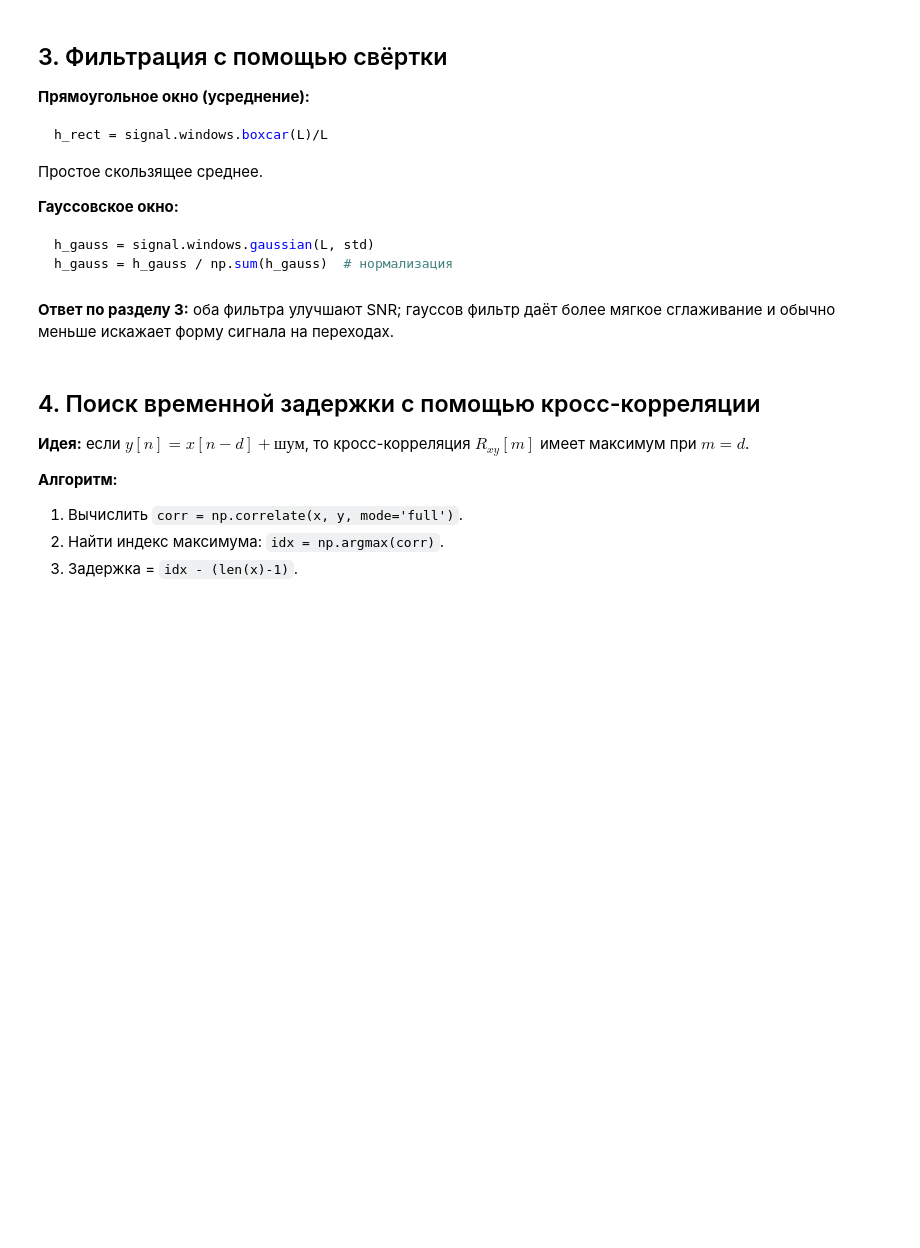
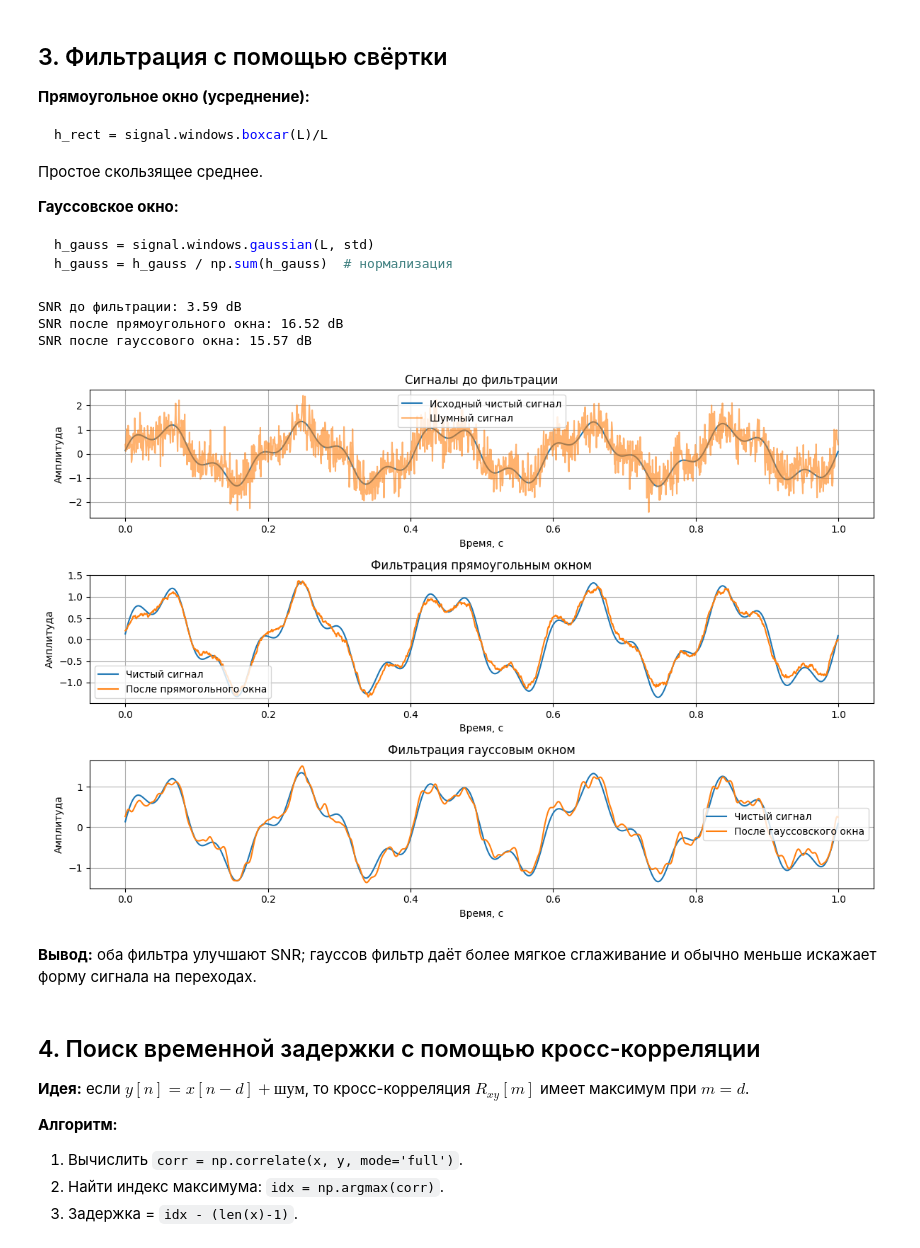
Before and after one commit to ItserX/dsp-seminars, a Jupyter notebook: notes/kondakov_v_lab3.ipynb, the cells around one changed output. Drawn from its saved outputs; the diff is of its cells as text; code cells hidden in the pictures; blank space fills up the shorter version.

```diff
--- a/notes/kondakov_v_lab3.ipynb
+++ b/notes/kondakov_v_lab3.ipynb
@@ -114,39 +119,44 @@ snr_rect = snr_db(clean, filtered_rect)
 snr_gauss = snr_db(clean, filtered_gauss)
 
 print(f'SNR до фильтрации: {snr_before:.2f} dB')
-print(f'SNR после boxcar: {snr_rect:.2f} dB')
-print(f'SNR после gaussian: {snr_gauss:.2f} dB')
+print(f'SNR после прямоугольного окна: {snr_rect:.2f} dB')
+print(f'SNR после гауссового окна: {snr_gauss:.2f} dB')
 
 plt.figure(figsize=(12, 8))
 
 plt.subplot(3, 1, 1)
 plt.plot(t, clean, label='Исходный чистый сигнал', lw=1.5)
 plt.plot(t, noisy, label='Шумный сигнал', alpha=0.6)
 plt.title('Сигналы до фильтрации')
 plt.xlabel('Время, с')
 plt.ylabel('Амплитуда')
 plt.legend()
 
 plt.subplot(3, 1, 2)
 plt.plot(t, clean, label='Чистый сигнал', lw=1.5)
-plt.plot(t, filtered_rect, label='После boxcar')
+plt.plot(t, filtered_rect, label='После прямогольного окна')
 plt.title('Фильтрация прямоугольным окном')
 plt.xlabel('Время, с')
 plt.ylabel('Амплитуда')
 plt.legend()
 
 plt.subplot(3, 1, 3)
 plt.plot(t, clean, label='Чистый сигнал', lw=1.5)
-plt.plot(t, filtered_gauss, label='После gaussian')
+plt.plot(t, filtered_gauss, label='После гауссовского окна')
 plt.title('Фильтрация гауссовым окном')
 plt.xlabel('Время, с')
 plt.ylabel('Амплитуда')
 plt.legend()
 
 plt.tight_layout()
 plt.show()
+# %% [output]
+SNR до фильтрации: 3.59 dB
+SNR после прямоугольного окна: 16.52 dB
+SNR после гауссового окна: 15.57 dB
+[figure, added]
 # %% [markdown]
-**Ответ по разделу 3:** оба фильтра улучшают SNR; гауссов фильтр даёт более мягкое сглаживание и обычно меньше искажает форму сигнала на переходах.
+**Вывод:** оба фильтра улучшают SNR; гауссов фильтр даёт более мягкое сглаживание и обычно меньше искажает форму сигнала на переходах.
 # %% [markdown]
 ## 4. Поиск временной задержки с помощью кросс-корреляции
 
```
Also changed, not shown: parts of 8 cells of this notebook.
